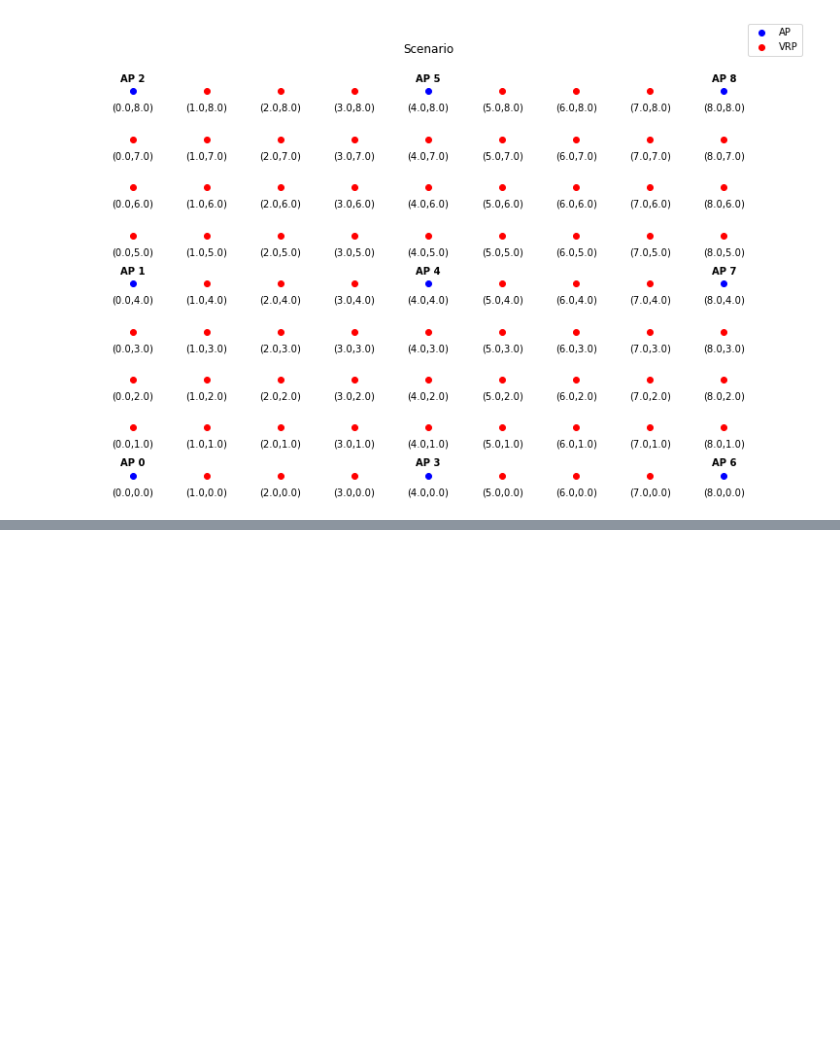
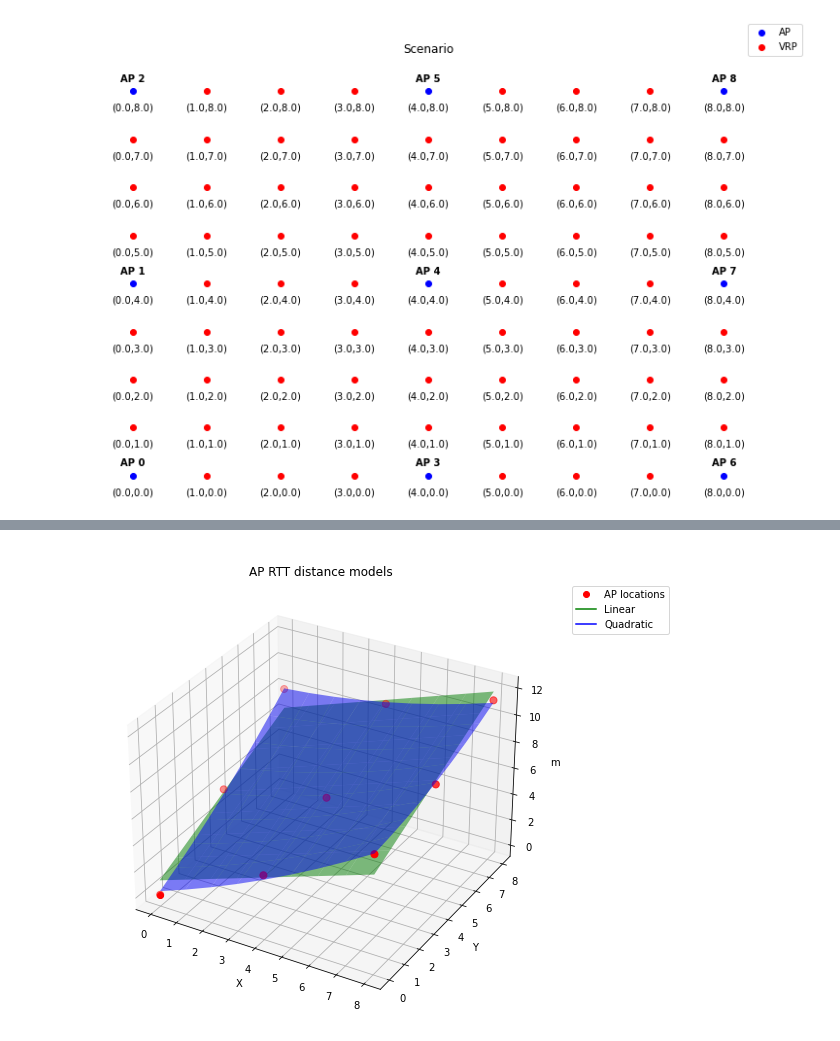
Before and after one commit to carlogattuso/Indoor_Positioning_RTT_GPR, a Jupyter notebook: src/psfm_gpr.ipynb, the cells around one changed output, grey strips where cells are left out. Cells and saved outputs as stored; diff of their text form; code cells hidden in the pictures; blank space fills up the shorter version.

Commit message:
mean rtt distance estimation for all APs and gpr fit

```diff
--- a/src/psfm_gpr.ipynb
+++ b/src/psfm_gpr.ipynb
@@ -125,0 +160,14 @@ for x,y,z in zip(L_ap[:,0],L_ap[:,1], np.linspace(0, 8, 9).astype(int)):
+# %%
+"""
+Surface fitting models
+"""
+
+# Plot domain
+X,Y = np.meshgrid(np.arange(0.0, 9.0, 1), np.arange(0.0, 9.0, 1))
+
+#Models fitting and surface estimation
+models_1 = np.array([surface_fit(L_ap, d_RTT[i]) for (i) in np.linspace(0, 8, 9).astype(int)])
+models_2 = np.array([surface_fit(L_ap, d_RTT[i],2) for (i) in np.linspace(0, 8, 9).astype(int)])
+
+Z_1 = np.array([sample_distance(X, Y, models_1[i]) for (i) in np.linspace(0, 8, 9).astype(int)])
+Z_2 = np.array([sample_distance(X, Y, models_2[i]) for (i) in np.linspace(0, 8, 9).astype(int)])
@@ -125,0 +176,6 @@ for x,y,z in zip(L_ap[:,0],L_ap[:,1], np.linspace(0, 8, 9).astype(int)):
+# %%
+menu_2 = widgets.Dropdown(
+       options=['0', '1', '2', '3', '4', '5', '6', '7', '8'],
+       value='0',
+       description='AP:')
+menu_2
@@ -125,0 +184,30 @@ for x,y,z in zip(L_ap[:,0],L_ap[:,1], np.linspace(0, 8, 9).astype(int)):
+# %%
+"""
+Surface fitting plot
+"""
+fig = plt.figure(figsize=(12,8))
+
+ax = fig.gca(projection='3d')
+
+l1 = ax.plot_surface(X, Y, Z_1[int(menu_2.value),:,:], rstride=1, cstride=1, alpha=0.5, label='linear', color='g')
+l2 = ax.plot_surface(X, Y, Z_2[int(menu_2.value),:,:], rstride=1, cstride=1, alpha=0.5, label='quadratic', color='b')
+
+ax.scatter(L_ap[:,0], L_ap[:,1], d_RTT[:,int(menu_2.value)], c='r', s=50)
+
+plt.xlabel('X')
+plt.ylabel('Y')
+ax.set_zlabel('m')
+ax.axis('auto')
+
+line_labels = ["AP locations","Linear", "Quadratic"]
+
+ax.plot([0], [0], d_RTT[:,int(menu_2.value)][0], color="red", marker='o', linewidth=0)[0]
+ax.plot([0], [0], color="green")[0]
+ax.plot([0], [0], color="blue")[0]
+
+fig.legend(labels=line_labels,loc="upper right",borderaxespad=4)
+
+plt.title('AP RTT distance models')
+plt.show()
+# %% [output]
+[figure, added]
```
Also changed, not shown: parts of 14 cells of this notebook, 1 other file.
